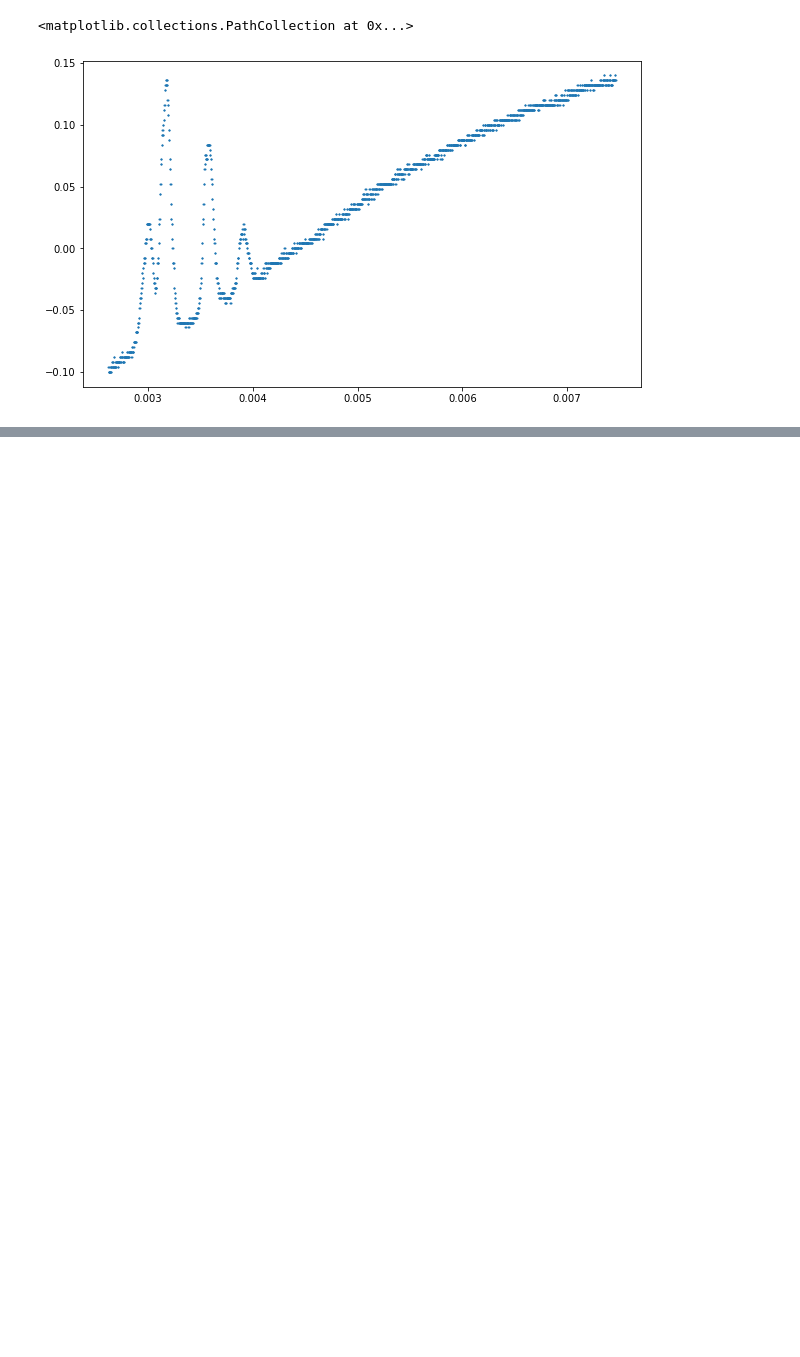
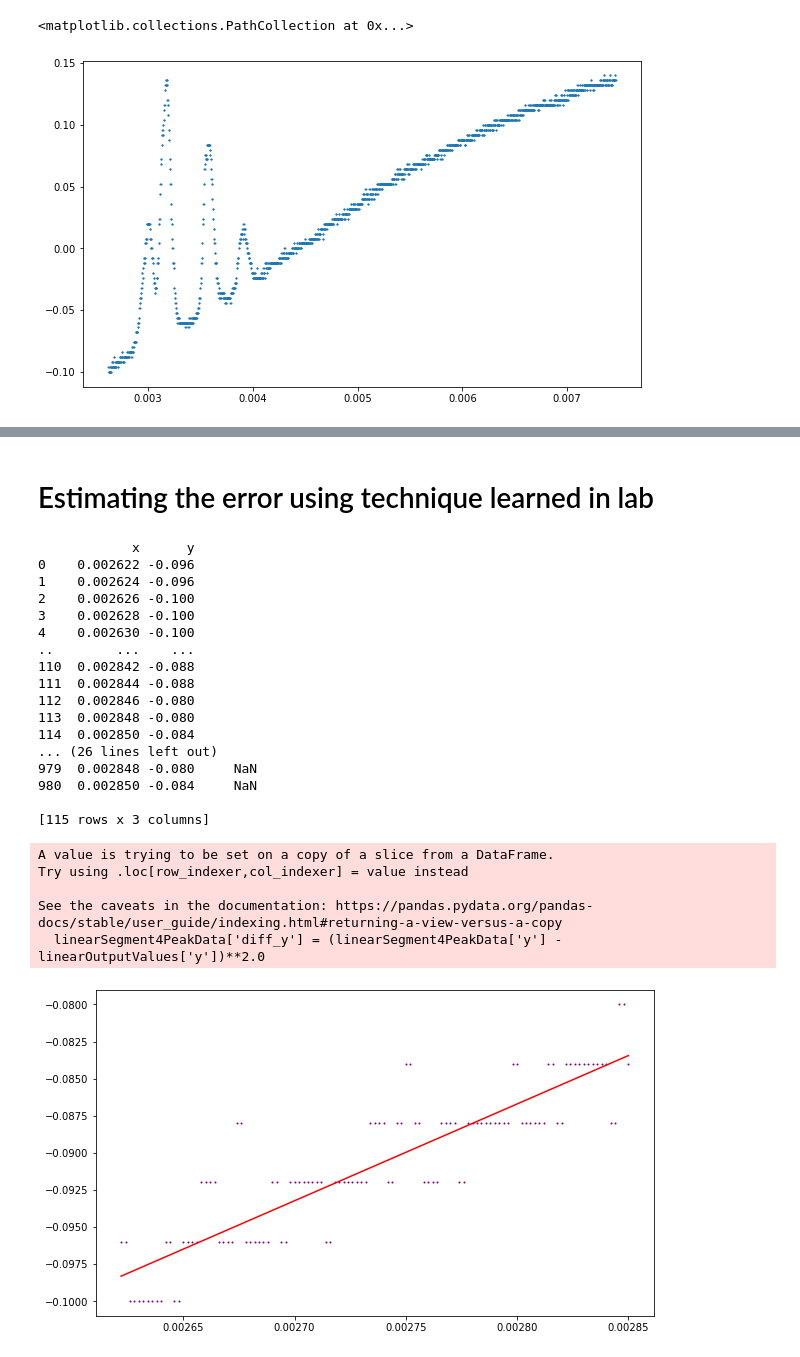
Before and after one commit to tylera277/PHY445-LabAnalysis, a Jupyter notebook: Lab1FourPeakAnalysisForNonlinearity.ipynb, the cells around one changed output, grey strips where cells are left out. Cells and saved outputs as stored; diff of their text form; code cells hidden in the pictures; blank space fills up the shorter version.

```diff
--- a/Lab1FourPeakAnalysisForNonlinearity.ipynb
+++ b/Lab1FourPeakAnalysisForNonlinearity.ipynb
@@ -173,5 +181,69 @@ Text(0.5, 1.0, 'Fitting the chopped data with an exponential and a 4 gaussian fu
 # %%
 # Calculate the chi-square of the fit vs. data
+# %% [markdown]
+# Estimating the error using technique learned in lab
 # %%
-# Estimating the error using the technique learned in lab
+# Estimating the error using the technique learned in 9/24 lab
 #--> due to the fact of the thickness of the blue line.
+
+# For the plots in this file
+fig = plt.figure(figsize=(10,6))
+gs = gridspec.GridSpec(1,1)
+ax1 = fig.add_subplot(gs[0])
+
+linearSegment4PeakData = chopped4PeakData.loc[chopped4PeakData.x <= 0.00285]
+
+#ax1.scatter(chopped4PeakData['x'], chopped4PeakData['y'], s=0.1, c='blue')
+ax1.scatter(linearSegment4PeakData['x'], linearSegment4PeakData['y'], s=1, c='purple')
+
+
+def linear(x, a, b):
+    return a*x+b
+
+guess = [1,1]
+parametersLinear, covLinear = curve_fit(f=linear,
+                                       xdata = linearSegment4PeakData['x'],
+                                       ydata = linearSegment4PeakData['y'],
+                                       p0 = guess)
+a = parametersLinear[0]
+b = parametersLinear[1]
+
+linearOutputValues = pd.DataFrame([linear(i,a,b) for i in linearSegment4PeakData['x']])
+linearOutputValues.columns = ['y']
+
+# The linear best fit to this linear-ish segment
+ax1.plot(linearSegment4PeakData['x'], linearOutputValues['y'], c='red')
+
+linearSemgent4PeakData = linearSegment4PeakData.reset_index()
+print(linearSegment4PeakData.reset_index(drop=True))
+print(linearSegment4PeakData)
+
+linearSegment4PeakData['diff_y'] = (linearSegment4PeakData['y'] - linearOutputValues['y'])**2.0
+#diff_squared = pd.DataFrame(linearSegment4PeakData['y'] - linearOutputValues['y'])
+#print(linearOutputValues)
+print(linearSegment4PeakData)
+#print(diff_squared)
+# %% [output]
+            x      y
+0    0.002622 -0.096
+1    0.002624 -0.096
+2    0.002626 -0.100
+3    0.002628 -0.100
+4    0.002630 -0.100
+..        ...    ...
+110  0.002842 -0.088
+111  0.002844 -0.088
+112  0.002846 -0.080
+113  0.002848 -0.080
+114  0.002850 -0.084
+... (26 lines left out)
+979  0.002848 -0.080     NaN
+980  0.002850 -0.084     NaN
+
+[115 rows x 3 columns]
+A value is trying to be set on a copy of a slice from a DataFrame.
+Try using .loc[row_indexer,col_indexer] = value instead
+
+See the caveats in the documentation: https://pandas.pydata.org/pandas-docs/stable/user_guide/indexing.html#returning-a-view-versus-a-copy
+  linearSegment4PeakData['diff_y'] = (linearSegment4PeakData['y'] - linearOutputValues['y'])**2.0
+[figure, added]
```
Also changed, not shown: parts of 5 cells of this notebook.
